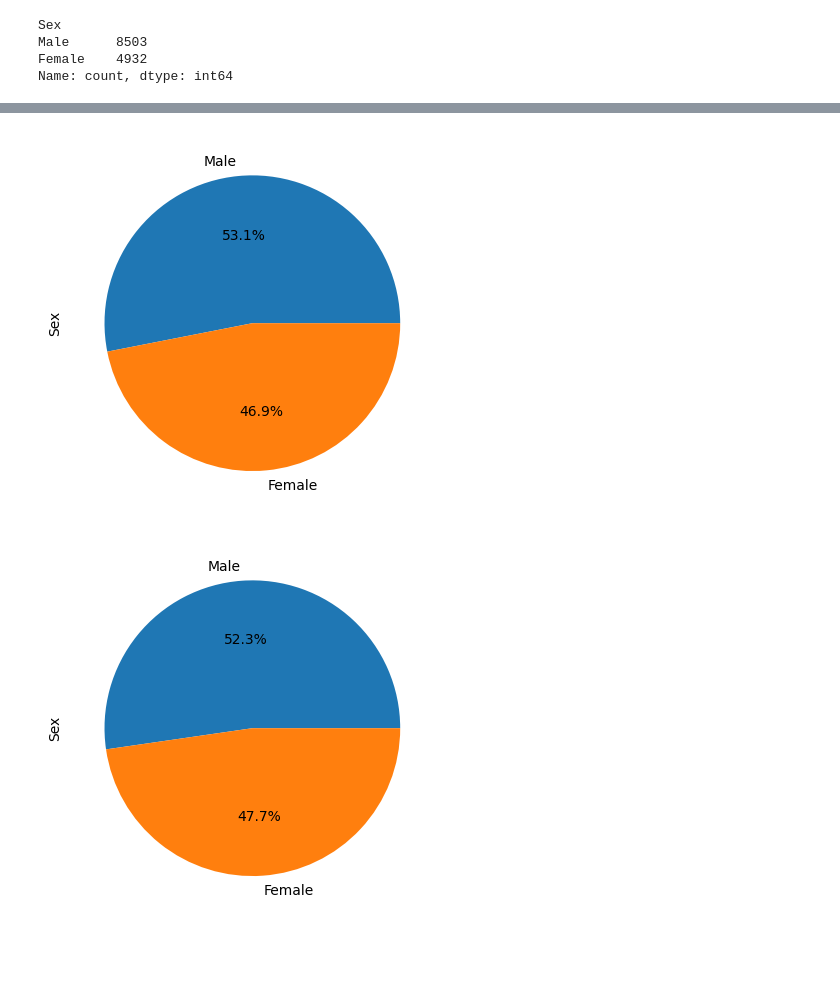
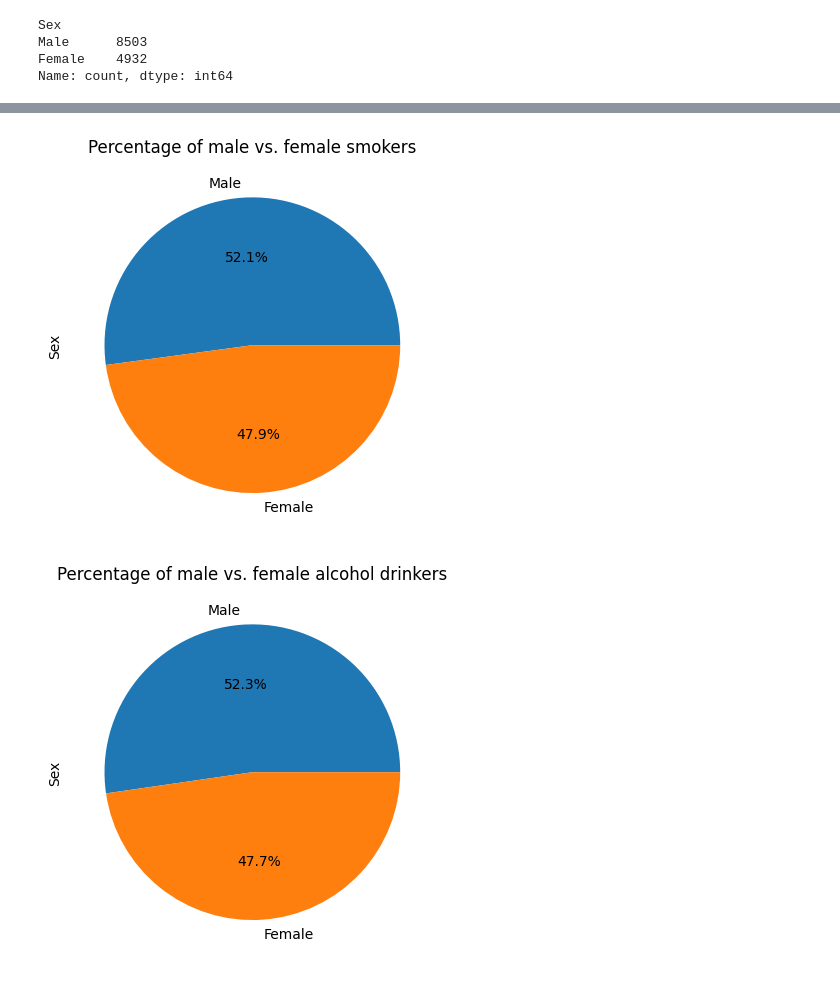
Before and after one commit to RickGrimesCodes/Project-1-GREEN-TEAM-, a Jupyter notebook: jupyterCode/Heart_Disease_male_vs_female.ipynb, the cells around one changed output, grey strips where cells are left out. Saved outputs shown, nothing was run; the diff lists cells and outputs as text; code cells hidden in the pictures; blank space fills up the shorter version.

```diff
--- a/jupyterCode/Heart_Disease_male_vs_female.ipynb
+++ b/jupyterCode/Heart_Disease_male_vs_female.ipynb
@@ -86,14 +87,14 @@ plt.savefig("../visualizations/male_female_barchart.png")
 # %%
 # Generate the pie plot for Smoker Status of male vs. female.
-female_vs_male = new_heart_dataframe.loc[new_heart_dataframe["SmokerStatus"]=="Former smoker"].value_counts("Sex")
-pie_plot = female_vs_male.plot(kind='pie', ylabel='Sex', autopct='%1.1f%%')
+female_vs_male = new_heart_dataframe.loc[new_heart_dataframe["SmokerStatus"]!="Never smoked"].value_counts("Sex")
+pie_plot = female_vs_male.plot(kind='pie', ylabel='Sex', autopct='%1.1f%%', title="Percentage of male vs. female smokers")
 plt.savefig("../visualizations/Smoker Status of male vs female.png")
 # %% [output]
-[figure, old version]
+[figure, new version]
 # %%
 # Generate pie plot for alcohol drinkers of male vs. female
 female_vs_male = new_heart_dataframe.loc[new_heart_dataframe["AlcoholDrinkers"]=="Yes"].value_counts("Sex")
-pie_plot = female_vs_male.plot(kind='pie', ylabel='Sex', autopct='%1.1f%%')
+pie_plot = female_vs_male.plot(kind='pie', ylabel='Sex', autopct='%1.1f%%', title="Percentage of male vs. female alcohol drinkers")
 plt.savefig("../visualizations/Alcohol Status of male vs female.png")
 # %% [output]
-[figure, old version]
+[figure, new version]
```
Also changed, not shown: parts of 4 cells of this notebook.
